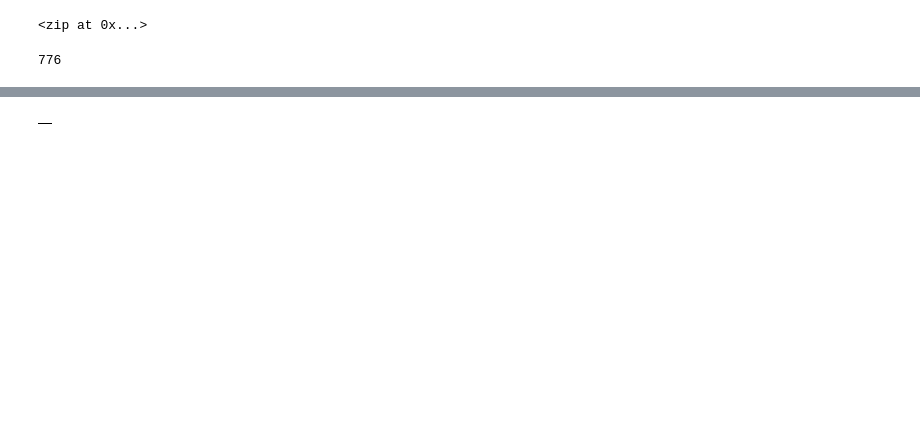
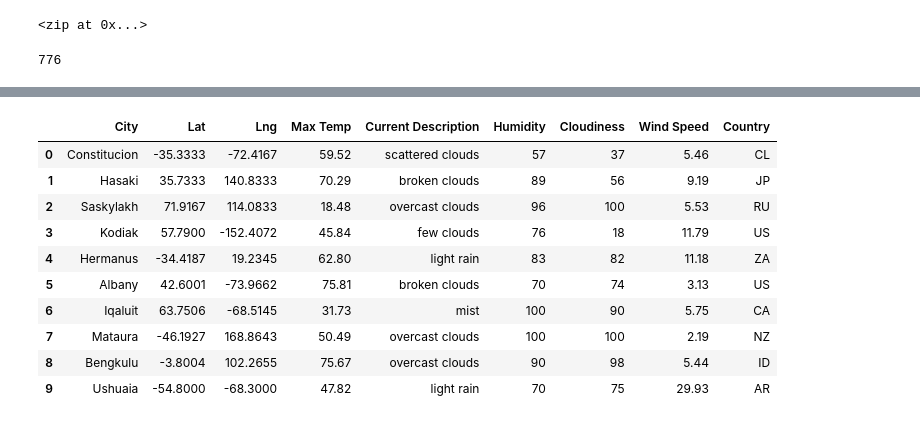
Before and after one commit to bmogil/World_Weather_Analysis, a Jupyter notebook: Weather_Database/Weather_Database.ipynb, the cells around one changed output, grey strips where cells are left out. Cells and saved outputs as stored; diff of their text form; code cells hidden in the pictures; blank space fills up the shorter version.

```diff
--- a/Weather_Database.ipynb
+++ b/Weather_Database/Weather_Database.ipynb
@@ -131,9 +128,18 @@ City not found. Skipping...
 -----------------------------
 Data Retrieval Complete
 -----------------------------
-# %%
-# Convert the array of dictionaries to a Pandas DataFrame.
-city_data_df = pd.DataFrame(city_data)
-city_data_df.head()
-# %% [output]
-|  |
+# %%
+city_data_df = pd.DataFrame(city_data)
+city_data_df.head(10)
+# %% [output]
+|  | City | Lat | Lng | Max Temp | Current Description | Humidity | Cloudiness | Wind Speed | Country |
+| 0 | Constitucion | -35.3333 | -72.4167 | 59.52 | scattered clouds | 57 | 37 | 5.46 | CL |
+| 1 | Hasaki | 35.7333 | 140.8333 | 70.29 | broken clouds | 89 | 56 | 9.19 | JP |
+| 2 | Saskylakh | 71.9167 | 114.0833 | 18.48 | overcast clouds | 96 | 100 | 5.53 | RU |
+| 3 | Kodiak | 57.7900 | -152.4072 | 45.84 | few clouds | 76 | 18 | 11.79 | US |
+| 4 | Hermanus | -34.4187 | 19.2345 | 62.80 | light rain | 83 | 82 | 11.18 | ZA |
+| 5 | Albany | 42.6001 | -73.9662 | 75.81 | broken clouds | 70 | 74 | 3.13 | US |
+| 6 | Iqaluit | 63.7506 | -68.5145 | 31.73 | mist | 100 | 90 | 5.75 | CA |
+| 7 | Mataura | -46.1927 | 168.8643 | 50.49 | overcast clouds | 100 | 100 | 2.19 | NZ |
+| 8 | Bengkulu | -3.8004 | 102.2655 | 75.67 | overcast clouds | 90 | 98 | 5.44 | ID |
+| 9 | Ushuaia | -54.8000 | -68.3000 | 47.82 | light rain | 70 | 75 | 29.93 | AR |
```
Also changed, not shown: parts of 4 cells of this notebook, 10 other files.
